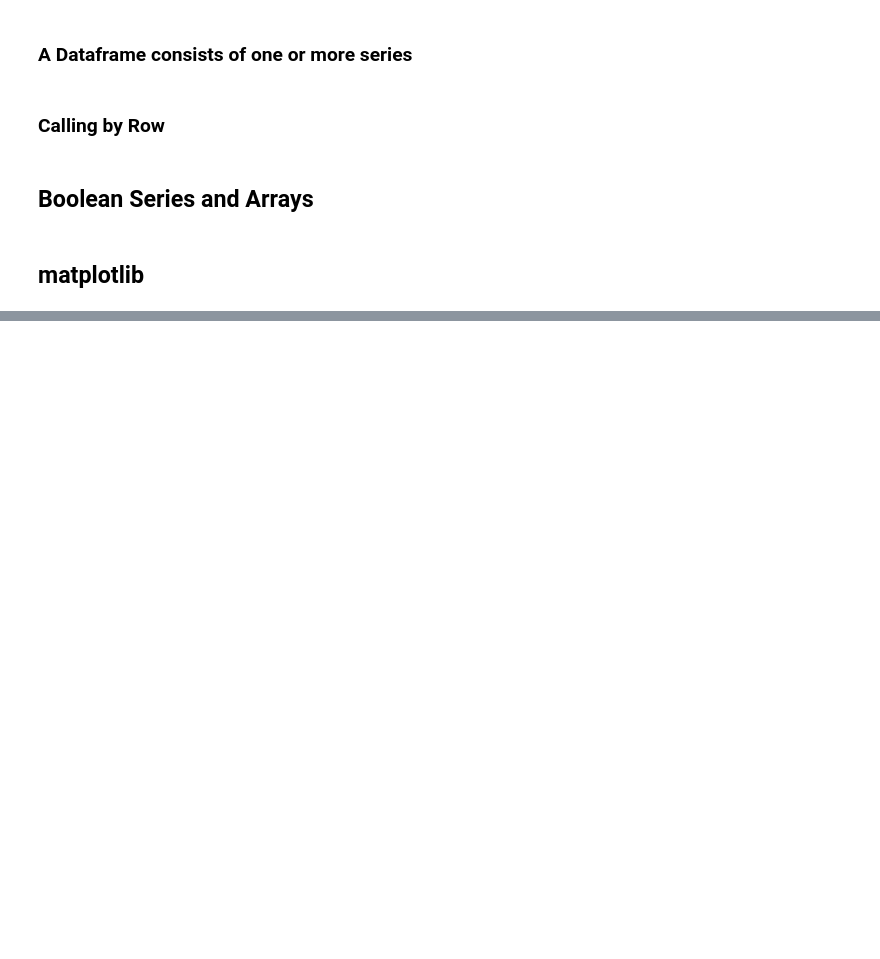
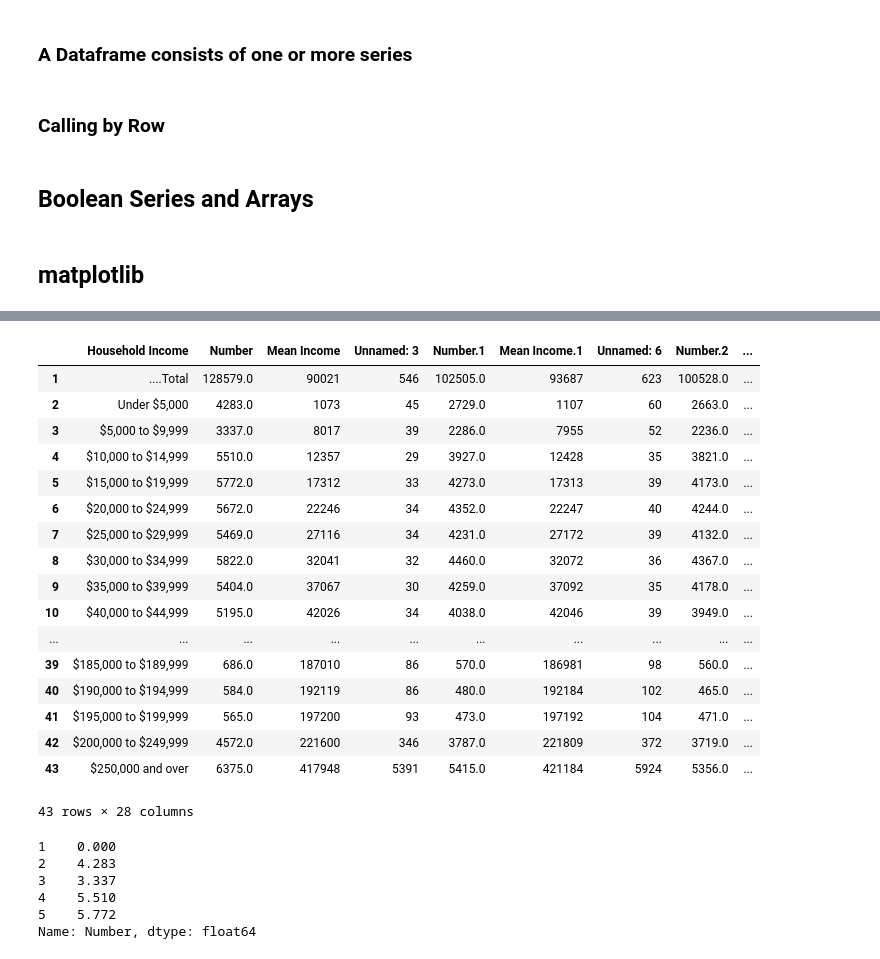
Before and after one commit to MattKrepp1/Econ-411, a Jupyter notebook: In Class Projects/Project 4 - Chapter 3.ipynb, the cells around one changed output, grey strips where cells are left out. Cells and saved outputs as stored; diff of their text form; code cells hidden in the pictures; blank space fills up the shorter version.

```diff
--- a/In Class Projects/Project 4 - Chapter 3.ipynb
+++ b/In Class Projects/Project 4 - Chapter 3.ipynb
@@ -252,0 +281,32 @@ for key in macro_DF:
+# %%
+income_data.iloc[1:-1]
+# %% [output]
+|  | Household Income | Number | Mean Income | Unnamed: 3 | Number.1 | Mean Income.1 | Unnamed: 6 | Number.2 | ... |
+| 1 | ....Total | 128579.0 | 90021 | 546 | 102505.0 | 93687 | 623 | 100528.0 | ... |
+| 2 | Under $5,000 | 4283.0 | 1073 | 45 | 2729.0 | 1107 | 60 | 2663.0 | ... |
+| 3 | $5,000 to $9,999 | 3337.0 | 8017 | 39 | 2286.0 | 7955 | 52 | 2236.0 | ... |
+| 4 | $10,000 to $14,999 | 5510.0 | 12357 | 29 | 3927.0 | 12428 | 35 | 3821.0 | ... |
+| 5 | $15,000 to $19,999 | 5772.0 | 17312 | 33 | 4273.0 | 17313 | 39 | 4173.0 | ... |
+| 6 | $20,000 to $24,999 | 5672.0 | 22246 | 34 | 4352.0 | 22247 | 40 | 4244.0 | ... |
+| 7 | $25,000 to $29,999 | 5469.0 | 27116 | 34 | 4231.0 | 27172 | 39 | 4132.0 | ... |
+| 8 | $30,000 to $34,999 | 5822.0 | 32041 | 32 | 4460.0 | 32072 | 36 | 4367.0 | ... |
+| 9 | $35,000 to $39,999 | 5404.0 | 37067 | 30 | 4259.0 | 37092 | 35 | 4178.0 | ... |
+| 10 | $40,000 to $44,999 | 5195.0 | 42026 | 34 | 4038.0 | 42046 | 39 | 3949.0 | ... |
+| ... | ... | ... | ... | ... | ... | ... | ... | ... | ... |
+| 39 | $185,000 to $189,999 | 686.0 | 187010 | 86 | 570.0 | 186981 | 98 | 560.0 | ... |
+| 40 | $190,000 to $194,999 | 584.0 | 192119 | 86 | 480.0 | 192184 | 102 | 465.0 | ... |
+| 41 | $195,000 to $199,999 | 565.0 | 197200 | 93 | 473.0 | 197192 | 104 | 471.0 | ... |
+| 42 | $200,000 to $249,999 | 4572.0 | 221600 | 346 | 3787.0 | 221809 | 372 | 3719.0 | ... |
+| 43 | $250,000 and over | 6375.0 | 417948 | 5391 | 5415.0 | 421184 | 5924 | 5356.0 | ... |
+43 rows × 28 columns
+# %%
+income = income_data["Number"][1:-1].div(1000)
+income.iloc[0] = 0
+income.head()
+# %% [output]
+1    0.000
+2    4.283
+3    3.337
+4    5.510
+5    5.772
+Name: Number, dtype: float64
```
Also changed, not shown: parts of 5 cells of this notebook.
